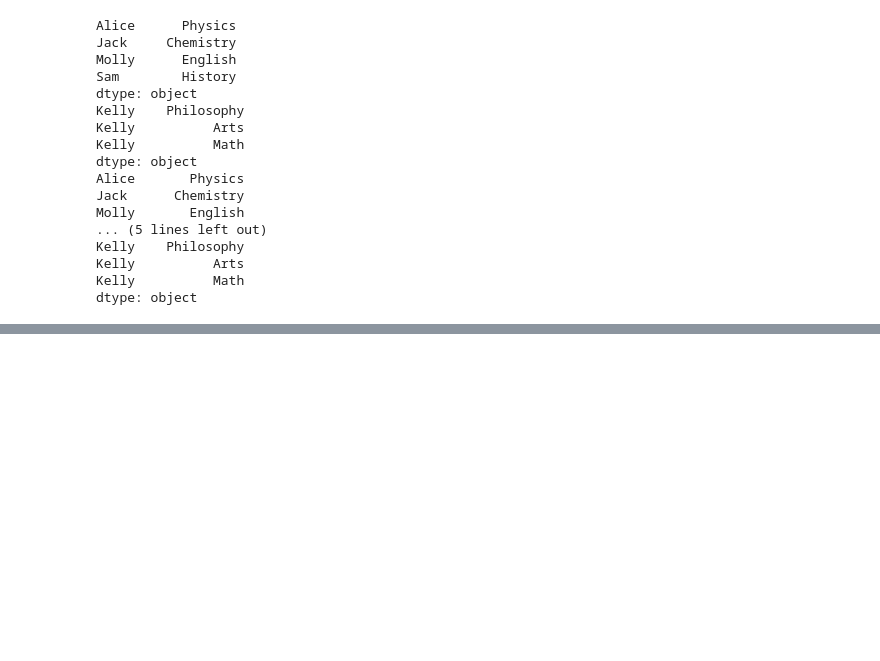
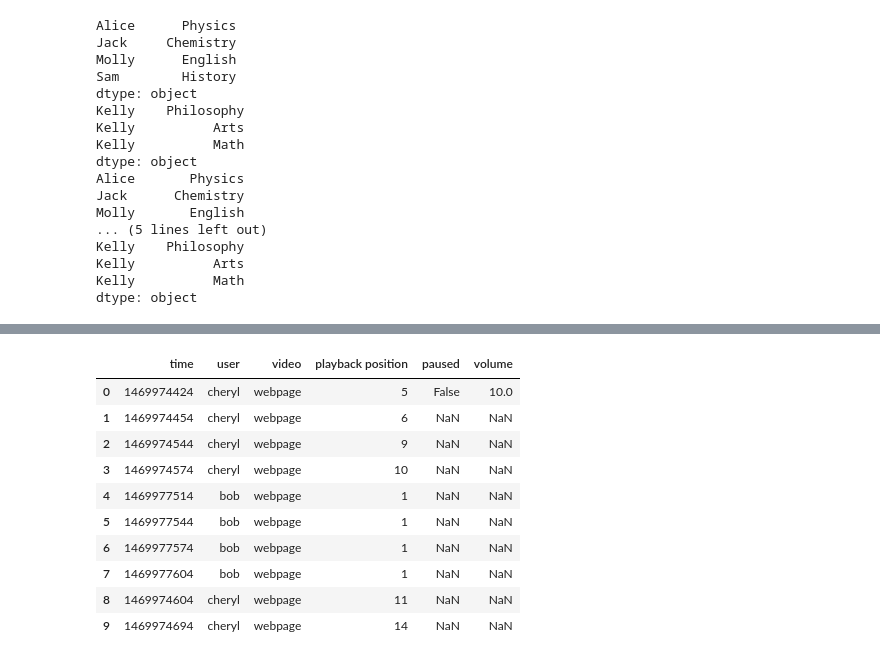
Before and after one commit to Gonza740/first_steps, a Jupyter notebook: dataFrames.ipynb, the cells around one changed output, grey strips where cells are left out. Drawn from its saved outputs; the diff is of its cells as text; code cells hidden in the pictures; blank space fills up the shorter version.

```diff
--- a/dataFrames.ipynb
+++ b/dataFrames.ipynb
@@ -135,0 +589,18 @@ dtype: object
+# %%
+df = pd.read_csv("data/log.csv") # Read again the data set to aplicate replace function
+# To replace using a regex we make the first parameter to replace the regex pattern we want to match, the second parameter the value we want to emit upon match, and then we pass in a third parameter
+# 'regex = True'. take a moment to pause this video and think about this problem: Image we want to detect all html pages in the 'video' column, Lets say that just means they end with '.html', and we want
+#toaverwrite that with the keyword 'webpage'. How could we accomplish this?
+df.replace(to_replace = ".*.html$", value = "webpage", regex = True).head(10)
+# %% [output]
+|  | time | user | video | playback position | paused | volume |
+| 0 | 1469974424 | cheryl | webpage | 5 | False | 10.0 |
+| 1 | 1469974454 | cheryl | webpage | 6 | NaN | NaN |
+| 2 | 1469974544 | cheryl | webpage | 9 | NaN | NaN |
+| 3 | 1469974574 | cheryl | webpage | 10 | NaN | NaN |
+| 4 | 1469977514 | bob | webpage | 1 | NaN | NaN |
+| 5 | 1469977544 | bob | webpage | 1 | NaN | NaN |
+| 6 | 1469977574 | bob | webpage | 1 | NaN | NaN |
+| 7 | 1469977604 | bob | webpage | 1 | NaN | NaN |
+| 8 | 1469974604 | cheryl | webpage | 11 | NaN | NaN |
+| 9 | 1469974694 | cheryl | webpage | 14 | NaN | NaN |
```
Also changed, not shown: parts of 50 cells of this notebook, 5 other files.
